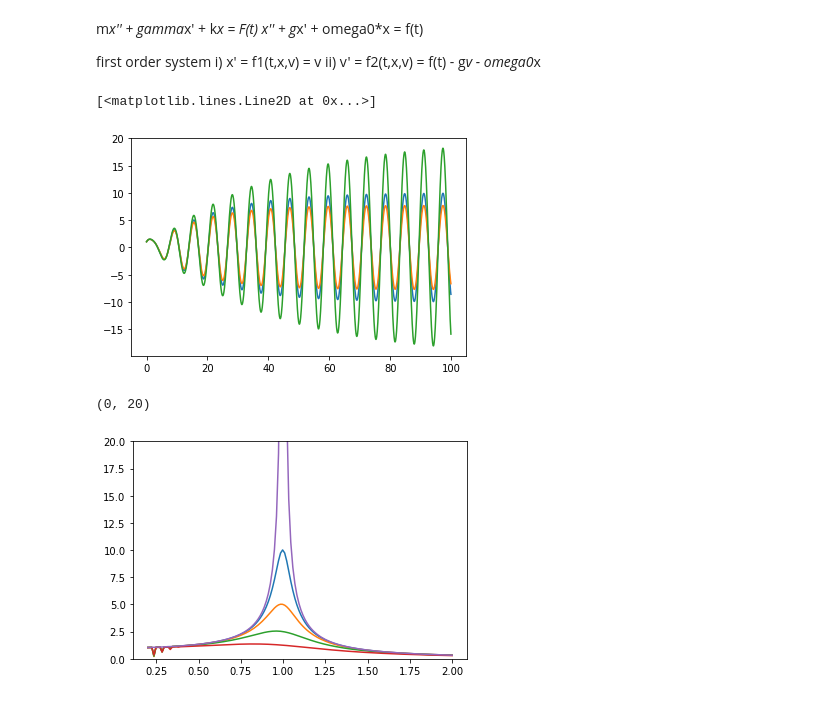
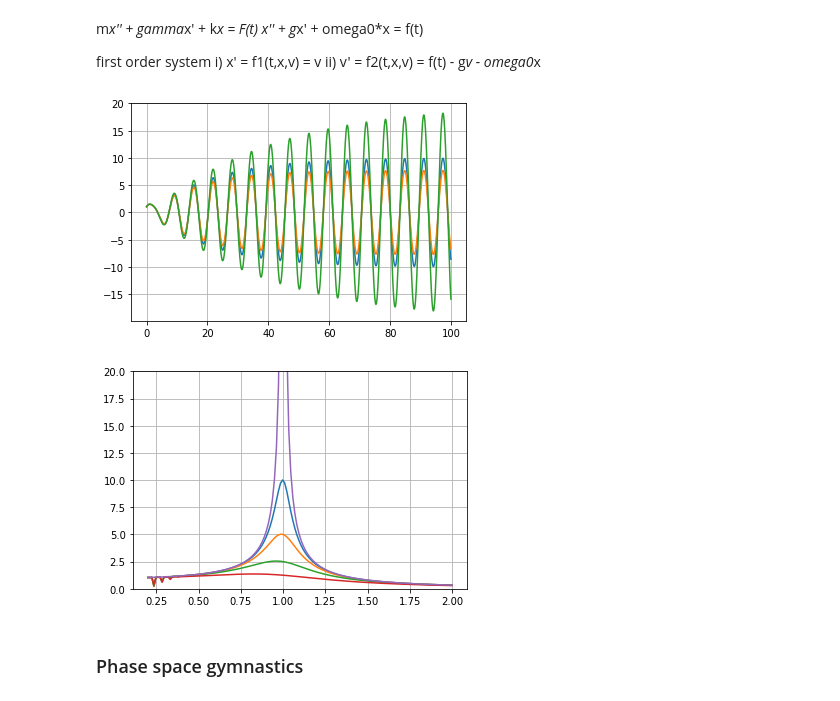
Before and after one commit to cthierfelder/PhysicsInPython, a Jupyter notebook: 01a_HarmOszi.ipynb, the cells around one changed output. Cells and saved outputs as stored; diff of their text form; code cells hidden in the pictures.

Commit message:
Add files via upload
added phase space calculation

```diff
--- a/01a_HarmOszi.ipynb
+++ b/01a_HarmOszi.ipynb
@@ -21,21 +21,21 @@ t0   = 0
 def extForce(t,Fmax,extFreq):
     return Fmax*np.sin(extFreq*t)
 
-def f1(x,v,t):
+def fA1(x,v,t):
     return v
 
-def f2(x,v,t,m,gamma,k,Fmax,extFreq):
+def fA2(x,v,t,m,gamma,k,Fmax,extFreq):
     return (extForce(t,Fmax,extFreq) - gamma*v - k*x)/m
 
 def rungeKuttaStep(x,v,t,m,gamma,k,Fmax,extFreq):
-    k11 = dt*f1(x,v,t)
-    k21 = dt*f2(x,v,t,m,gamma,k,Fmax,extFreq)
-    k12 = dt*f1(x+0.5*k11,v+0.5*k21,t+0.5*dt)
-    k22 = dt*f2(x+0.5*k11,v+0.5*k21,t+0.5*dt,m,gamma,k,Fmax,extFreq)
-    k13 = dt*f1(x+0.5*k12,v+0.5*k22,t+0.5*dt)
-    k23 = dt*f2(x+0.5*k12,v+0.5*k22,t+0.5*dt,m,gamma,k,Fmax,extFreq)
-    k14 = dt*f1(x+k13,v+k23,t+dt)
-    k24 = dt*f2(x+k13,v+k23,t+dt,m,gamma,k,Fmax,extFreq)
+    k11 = dt*fA1(x,v,t)
+    k21 = dt*fA2(x,v,t,m,gamma,k,Fmax,extFreq)
+    k12 = dt*fA1(x+0.5*k11,v+0.5*k21,t+0.5*dt)
+    k22 = dt*fA2(x+0.5*k11,v+0.5*k21,t+0.5*dt,m,gamma,k,Fmax,extFreq)
+    k13 = dt*fA1(x+0.5*k12,v+0.5*k22,t+0.5*dt)
+    k23 = dt*fA2(x+0.5*k12,v+0.5*k22,t+0.5*dt,m,gamma,k,Fmax,extFreq)
+    k14 = dt*fA1(x+k13,v+k23,t+dt)
+    k24 = dt*fA2(x+k13,v+k23,t+dt,m,gamma,k,Fmax,extFreq)
     x  += (k11+2*k12+2*k13+k14)/6
     v  += (k21+2*k22+2*k23+k24)/6
     return x, v
@@ -59,35 +59,37 @@ T,X,V = rungeKuttaIntegration(x0,v0,t0,1.0,0.13,1.0,1.0,1.0,2000)
 plt.plot(T,X)
 T,X,V = rungeKuttaIntegration(x0,v0,t0,1.0,0.05,1.0,1.0,1.0,2000)
 plt.plot(T,X)
+plt.grid(True)
 # %% [output]
-[<matplotlib.lines.Line2D at 0x...>]
-[figure, old version]
+[figure, new version]
 # %%
 m       = 1.0
 gamma   = 0.1
 k       = 1.0
 Fmax    = 1.0
 
 def getResonance(x0,v0,t0,m,gamma,k,Fmax,steps):
     eF  = []
     amp = []
     for extFreq in np.linspace(0.2*np.sqrt(k/m), 2.0*np.sqrt(k/m), 150):
         T,X,V = rungeKuttaIntegration(x0,v0,t0,m,gamma,k,Fmax,extFreq,steps)
         amplitude = np.max(X[-300:])
         eF.append(extFreq)
         amp.append(amplitude)
     return eF, amp
 
 eF,amp = getResonance(x0,v0,t0,m,  gamma,k,Fmax,8000)
 plt.plot(eF,amp)
 eF,amp = getResonance(x0,v0,t0,m,2*gamma,k,Fmax,8000)
 plt.plot(eF,amp)
 eF,amp = getResonance(x0,v0,t0,m,4*gamma,k,Fmax,8000)
 plt.plot(eF,amp)
 eF,amp = getResonance(x0,v0,t0,m,8*gamma,k,Fmax,8000)
 plt.plot(eF,amp)
 plt.plot(eF,np.abs(Fmax/(-m*np.power(eF,2)+k)))  #via inserting x(t)=x0*cos(extF*t) into Dgl assuming gamma=0
 plt.ylim((0,20))
+plt.grid(True)
 # %% [output]
-(0, 20)
-[figure, old version]
+[figure, new version]
+# %% [markdown]
+### Phase space gymnastics
```
Also changed, not shown: parts of 2 cells of this notebook.
